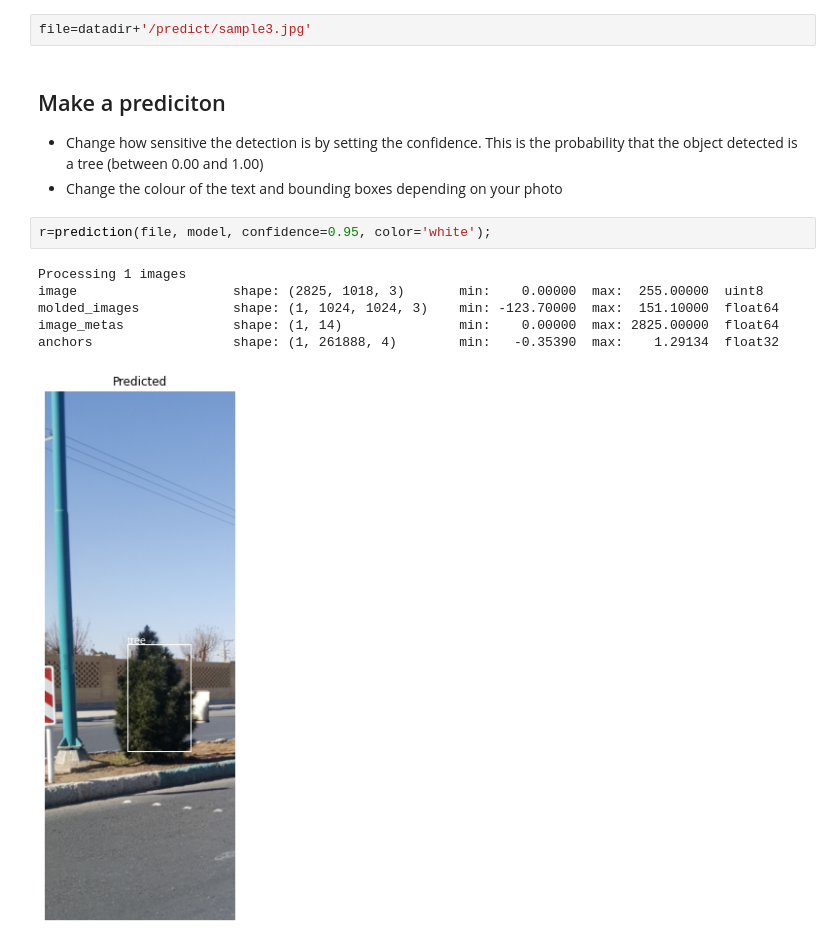
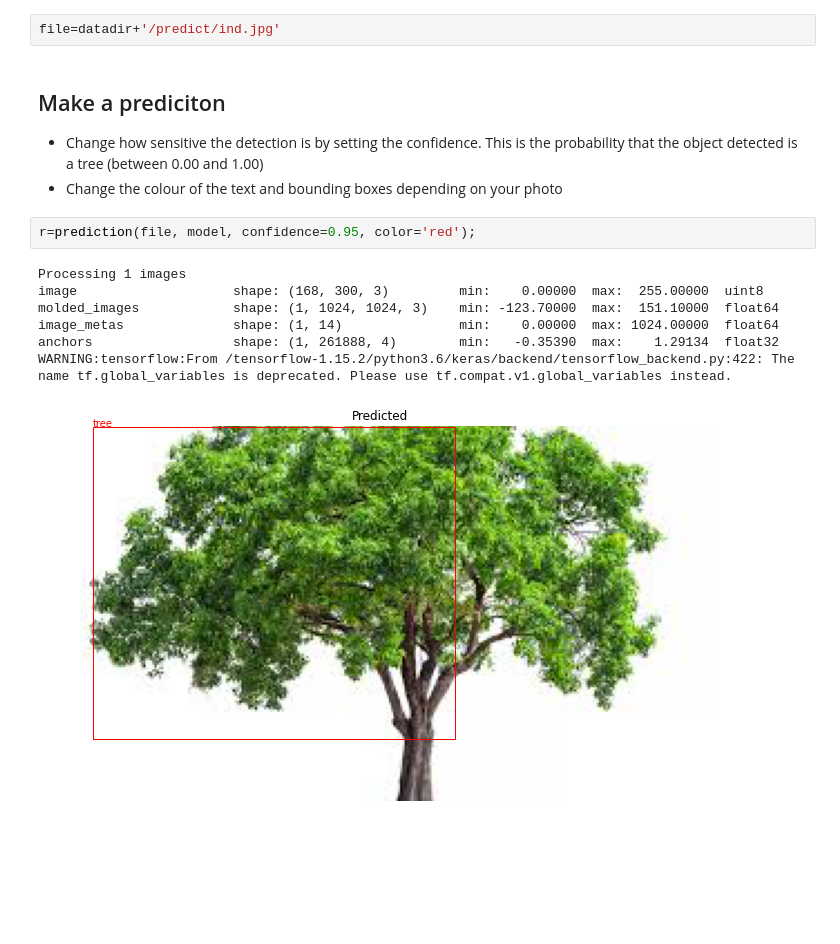
Before and after one commit to BLOSSOM1994/Tree_maskRcnn, a Jupyter notebook: mask_RCNN_prediction.ipynb, the cells around one changed output. Cells and saved outputs as stored; diff of their text form; blank space fills up the shorter version.

```diff
--- a/mask_RCNN_prediction.ipynb
+++ b/mask_RCNN_prediction.ipynb
@@ -126,17 +138,18 @@ def prediction(file, model, confidence=0.95, color='red'):
 # %% [markdown]
 ## Insert the path to your file:
 # %%
-file=datadir+'/predict/sample3.jpg'
+file=datadir+'/predict/ind.jpg'
 # %% [markdown]
 ## Make a prediciton
 - Change how sensitive the detection is by setting the confidence. This is the probability that the object detected is a tree (between 0.00 and 1.00)
 - Change the colour of the text and bounding boxes depending on your photo
 # %%
-r=prediction(file, model, confidence=0.95, color='white');
+r=prediction(file, model, confidence=0.95, color='red');
 # %% [output]
 Processing 1 images
-image                    shape: (2825, 1018, 3)       min:    0.00000  max:  255.00000  uint8
+image                    shape: (168, 300, 3)         min:    0.00000  max:  255.00000  uint8
 molded_images            shape: (1, 1024, 1024, 3)    min: -123.70000  max:  151.10000  float64
-image_metas              shape: (1, 14)               min:    0.00000  max: 2825.00000  float64
+image_metas              shape: (1, 14)               min:    0.00000  max: 1024.00000  float64
 anchors                  shape: (1, 261888, 4)        min:   -0.35390  max:    1.29134  float32
+WARNING:tensorflow:From /tensorflow-1.15.2/python3.6/keras/backend/tensorflow_backend.py:422: The name tf.global_variables is deprecated. Please use tf.compat.v1.global_variables instead.
-[figure, old version]
+[figure, new version]
```
Also changed, not shown: parts of 14 cells of this notebook.
